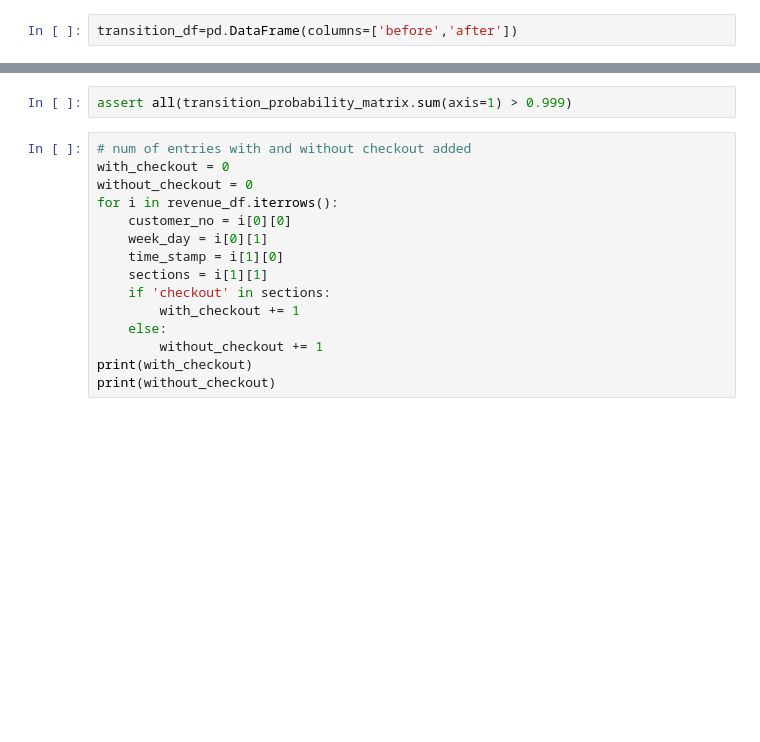
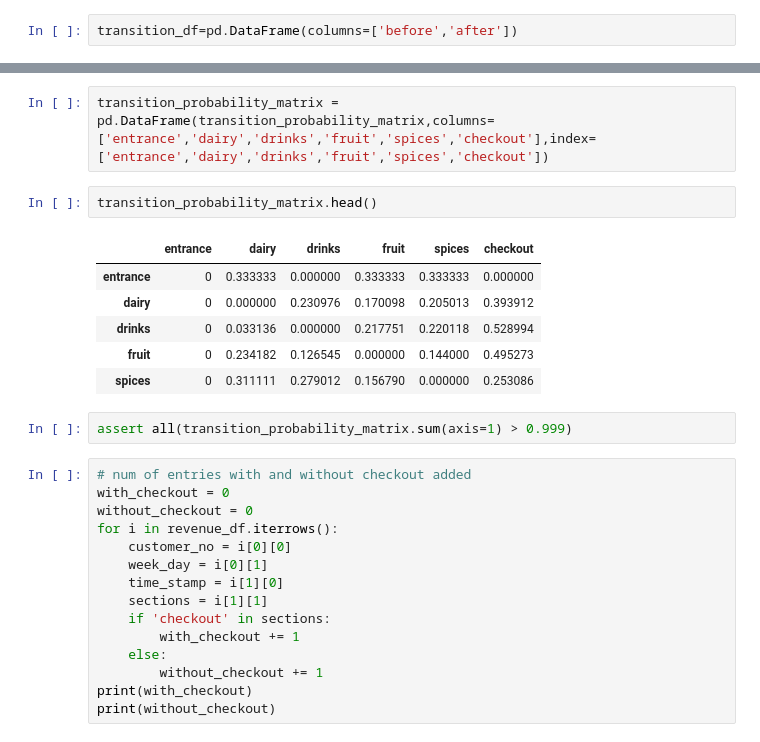
Before and after one commit to Jamsheeda-K/J3L, a Jupyter notebook: notebooks/jamsheeda/doodl_project.ipynb, the cells around one changed output, grey strips where cells are left out. Drawn from its saved outputs; the diff is of its cells as text; blank space fills up the shorter version.

```diff
--- a/notebooks/jamsheeda/doodl_project.ipynb
+++ b/notebooks/jamsheeda/doodl_project.ipynb
@@ -274,3 +296,14 @@ transition_probability_matrix
+# %%
+transition_probability_matrix = pd.DataFrame(transition_probability_matrix,columns=['entrance','dairy','drinks','fruit','spices','checkout'],index=['entrance','dairy','drinks','fruit','spices','checkout'])
+# %%
+transition_probability_matrix.head()
+# %% [output]
+|  | entrance | dairy | drinks | fruit | spices | checkout |
+| entrance | 0 | 0.333333 | 0.000000 | 0.333333 | 0.333333 | 0.000000 |
+| dairy | 0 | 0.000000 | 0.230976 | 0.170098 | 0.205013 | 0.393912 |
+| drinks | 0 | 0.033136 | 0.000000 | 0.217751 | 0.220118 | 0.528994 |
+| fruit | 0 | 0.234182 | 0.126545 | 0.000000 | 0.144000 | 0.495273 |
+| spices | 0 | 0.311111 | 0.279012 | 0.156790 | 0.000000 | 0.253086 |
 # %%
 assert all(transition_probability_matrix.sum(axis=1) > 0.999)
 # %%
```
Also changed, not shown: parts of 13 cells of this notebook.
